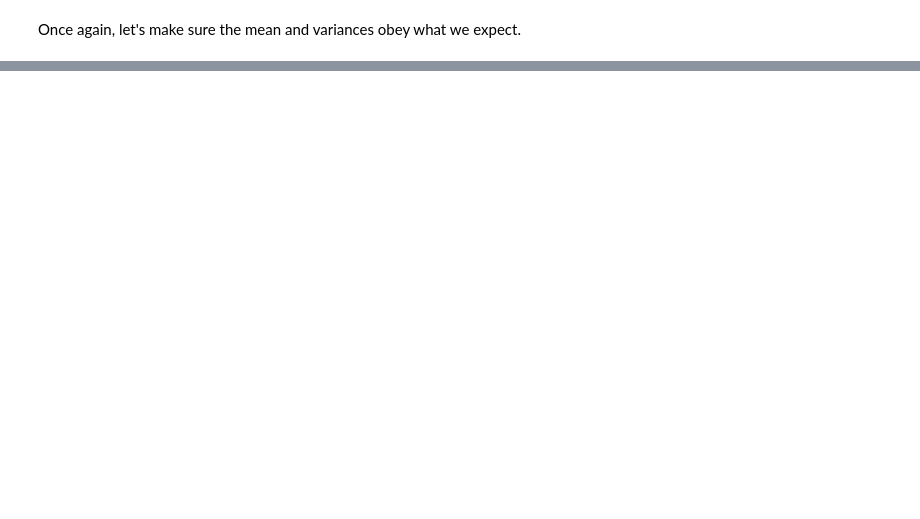
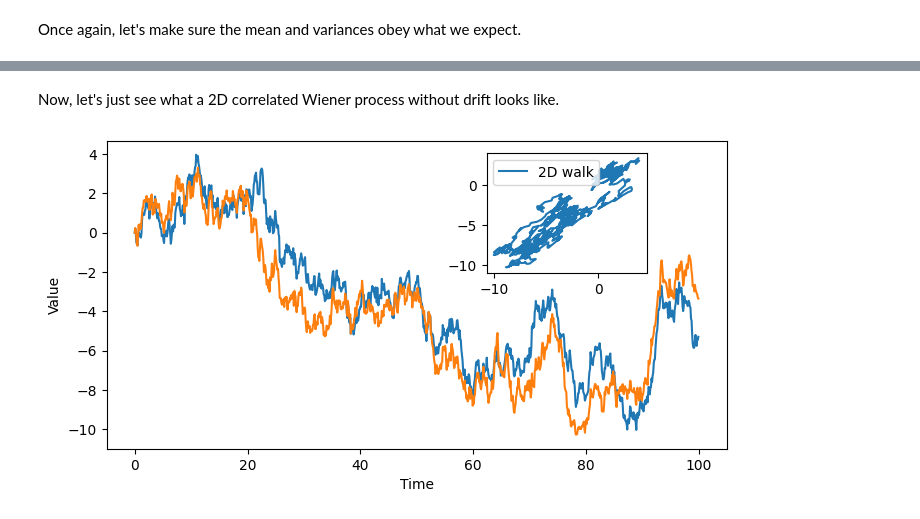
Before and after one commit to victorventuri/misc_quant, a Jupyter notebook: notebooks/stochastic_processes/visualizing_wiener.ipynb, the cells around one changed output, grey strips where cells are left out. Drawn from its saved outputs; the diff is of its cells as text; code cells hidden in the pictures; blank space fills up the shorter version.

```diff
--- a/notebooks/stochastic_processes/visualizing_wiener.ipynb
+++ b/notebooks/stochastic_processes/visualizing_wiener.ipynb
@@ -141,0 +142,20 @@ R-squared: 0.9973815516138675
+# %% [markdown]
+Now, let's just see what a 2D correlated Wiener process without drift looks like.
+# %%
+# Prepare drift and covariances
+drift = ConstantFunction(constant=np.zeros(shape=(2,)))
+cov = ConstantFunction(constant=np.array([[1, 0.8], [0.8, 1.]]))
+
+wiener_2d = Wiener(infinitesimal_time_interval=0.1,
+                   drift=drift,
+                   stochastic_stepper=cov,
+                   seed=2468)
+
+timestamps, values = wiener_2d.simulate(num_steps=1000, start_value=np.zeros(shape=(2,)))
+
+fig, axes = wiener_2d.plot_runs(figsize=(8, 4))
+inset = fig.add_axes([0.6, 0.55, 0.2, 0.3])
+inset.plot(*values.T, label='2D walk')
+_ = inset.legend()
+# %% [output]
+[figure, added]
```
Also changed, not shown: parts of 2 cells of this notebook.
